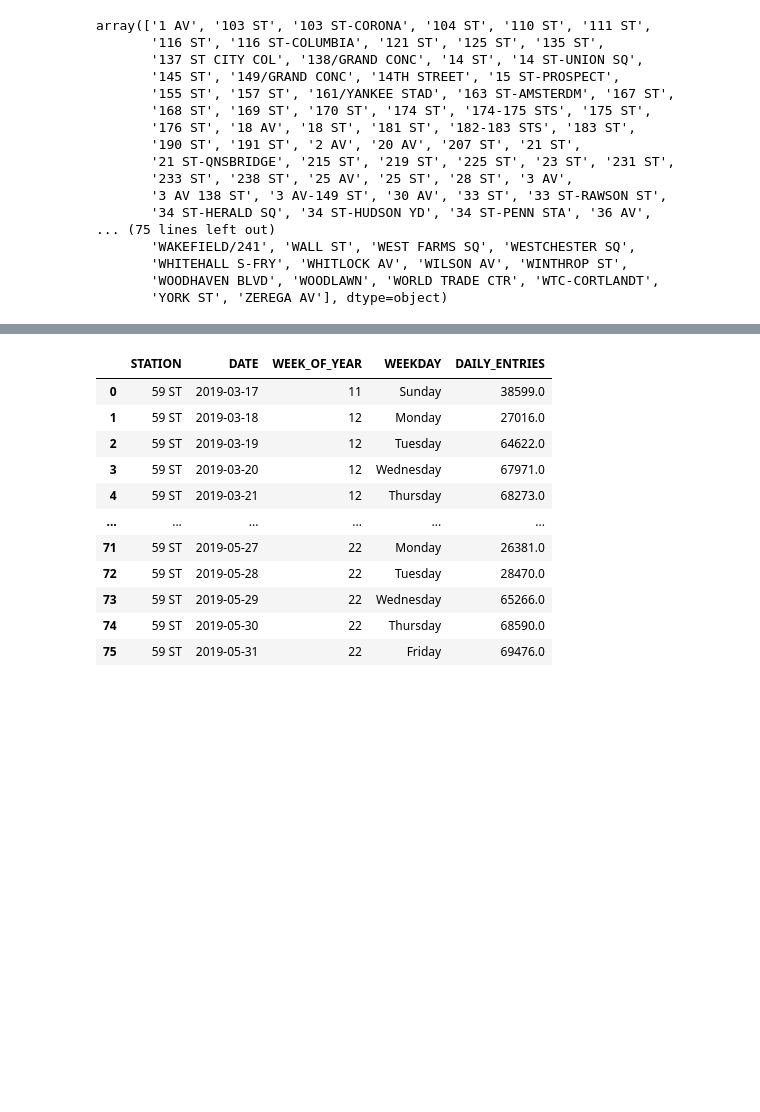
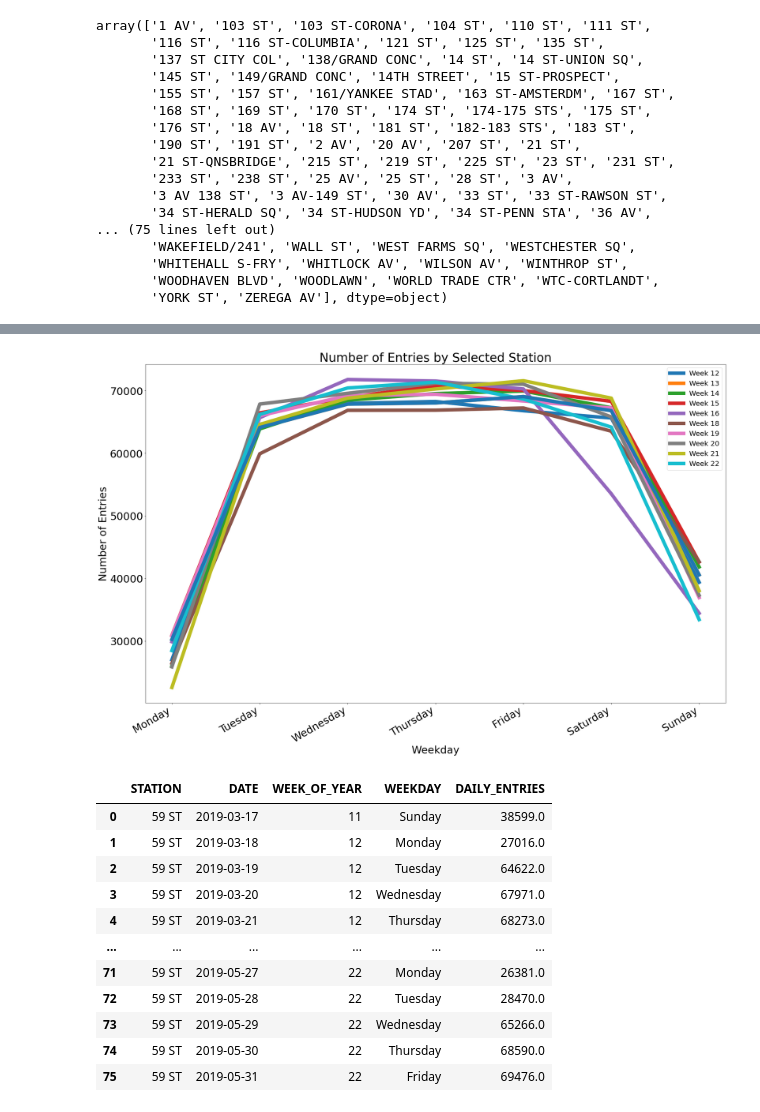
Before and after one commit to JayZZZZZZZ/project-1, a Jupyter notebook: MTA_EDA.ipynb, the cells around one changed output, grey strips where cells are left out. Saved outputs shown, nothing was run; the diff lists cells and outputs as text; code cells hidden in the pictures; blank space fills up the shorter version.

Commit message:
fixed challenge 8 graph, added x and y labels into some of the bargraphs code

```diff
--- a/MTA_EDA.ipynb
+++ b/MTA_EDA.ipynb
@@ -368,3 +410,26 @@ mta_daily.head(5)
+# %%
+fig=plt.figure(figsize=(30,20))
+plt.plot(week_12['WEEKDAY'],week_12['DAILY_ENTRIES'],linewidth=10)
+plt.plot(week_13['WEEKDAY'],week_13['DAILY_ENTRIES'],linewidth=10)
+plt.plot(week_14['WEEKDAY'],week_14['DAILY_ENTRIES'],linewidth=10)
+plt.plot(week_15['WEEKDAY'],week_15['DAILY_ENTRIES'],linewidth=10)
+plt.plot(week_16['WEEKDAY'],week_16['DAILY_ENTRIES'],linewidth=10)
+plt.plot(week_17['WEEKDAY'],week_17['DAILY_ENTRIES'],linewidth=10)
+plt.plot(week_18['WEEKDAY'],week_18['DAILY_ENTRIES'],linewidth=10)
+plt.plot(week_19['WEEKDAY'],week_19['DAILY_ENTRIES'],linewidth=10)
+plt.plot(week_20['WEEKDAY'],week_20['DAILY_ENTRIES'],linewidth=10)
+plt.plot(week_21['WEEKDAY'],week_21['DAILY_ENTRIES'],linewidth=10)
+plt.plot(week_22['WEEKDAY'],week_22['DAILY_ENTRIES'],linewidth=10)
+plt.xlabel('Weekday',fontsize=30)
+plt.xticks(fontsize=30)
+plt.ylabel('Number of Entries',fontsize=30)
+plt.yticks(fontsize=30)
+plt.title('Number of Entries by Selected Station',fontsize=35)
+plt.legend(["Week 12","Week 13","Week 14","Week 15","Week 16","Week 18","Week 19","Week 20","Week 21","Week 22"],fontsize=20)
+fig.autofmt_xdate()
+plt.show()
+# %% [output]
+[figure, added]
 # %%
 Station2=mta_daily.query('STATION == "59 ST"').reset_index()
 
```
Also changed, not shown: parts of 14 cells of this notebook, 1 other file.
